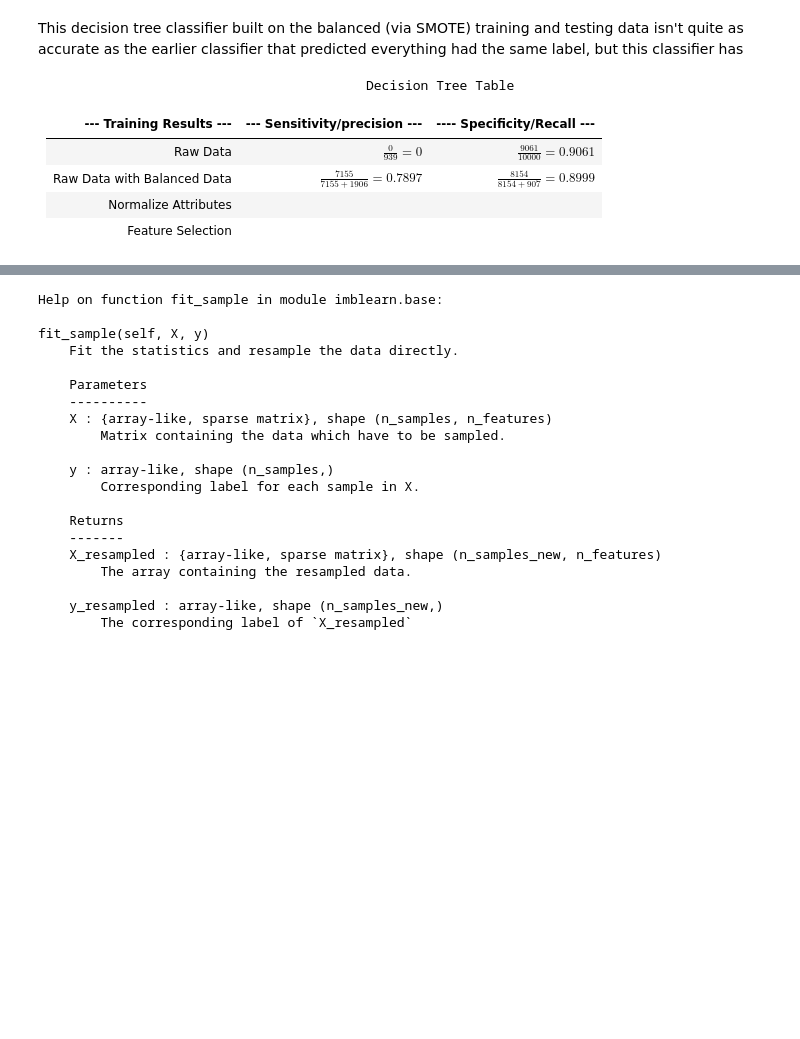
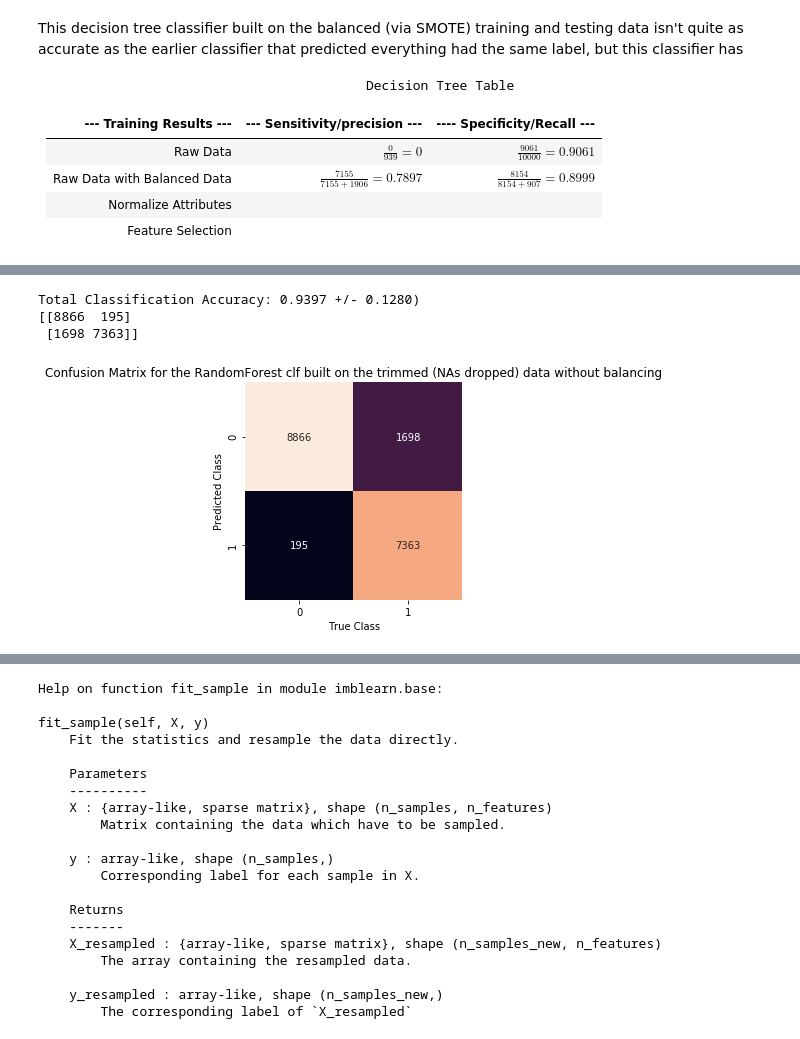
Before and after one commit to MattTriano/Advanced_Data_Mining, a Jupyter notebook: assns/assn3/Triano_Matt_Assignment_3.ipynb, the cells around one changed output, grey strips where cells are left out. Drawn from its saved outputs; the diff is of its cells as text; code cells hidden in the pictures; blank space fills up the shorter version.

```diff
--- a/assns/assn3/Triano_Matt_Assignment_3.ipynb
+++ b/assns/assn3/Triano_Matt_Assignment_3.ipynb
@@ -813,0 +826,8 @@ This decision tree classifier built on the balanced (via SMOTE) training and tes
+# %%
+rf_smote = RandomForestClassifier(criterion='entropy', max_depth=20,
+                                  max_features=25, min_samples_leaf=5,
+                                  min_samples_split=4, n_estimators=75)
+rf_smote = rf_smote.fit(train10k_smote, train10k_labels_smote)
+rf_smote_cv = cross_val_score(rf_smote, train10k_smote,
+                             train10k_labels_smote,
+                             cv=30,n_jobs=-1, verbose=1)
@@ -813,0 +836,13 @@ This decision tree classifier built on the balanced (via SMOTE) training and tes
+# %%
+print("Total Classification Accuracy: {:0.4f} +/- {:0.4f})"
+      .format(rf_smote_cv.mean(), rf_smote_cv.std()))
+rf_smote_preds = rf_smote.predict(test10k_smote)
+confusion_mat = metrics.confusion_matrix(test10k_labels_smote, rf_smote_preds)
+confusion_mat_plotter(confusion_mat, [0,1],
+                      'for the RandomForest clf built on the trimmed'
+                      +' (NAs dropped) data without balancing')
+# %% [output]
+Total Classification Accuracy: 0.9397 +/- 0.1280)
+[[8866  195]
+ [1698 7363]]
+[figure, added]
```
Also changed, not shown: parts of 18 cells of this notebook.
